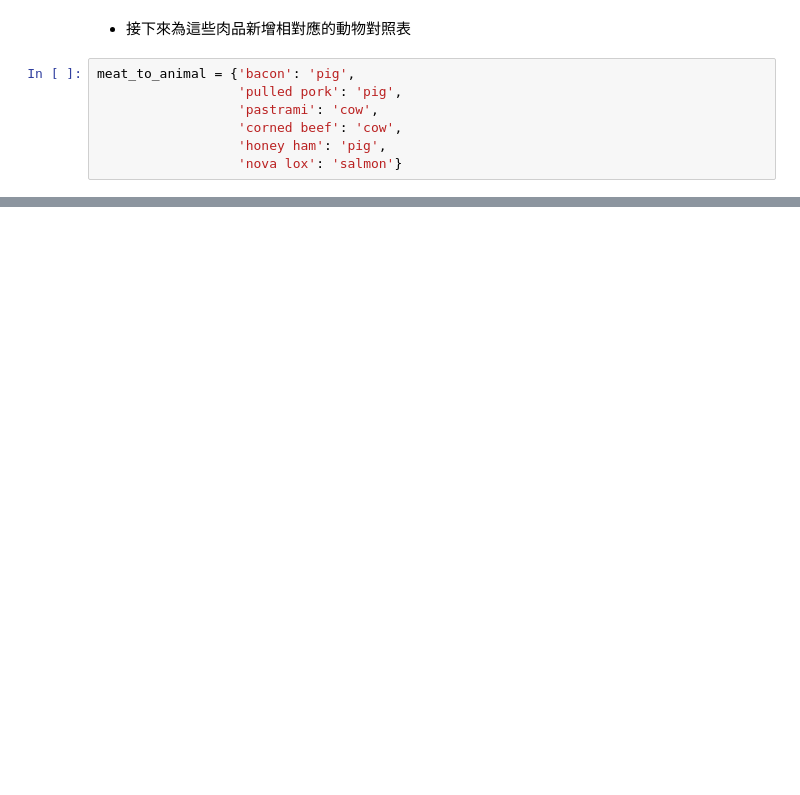
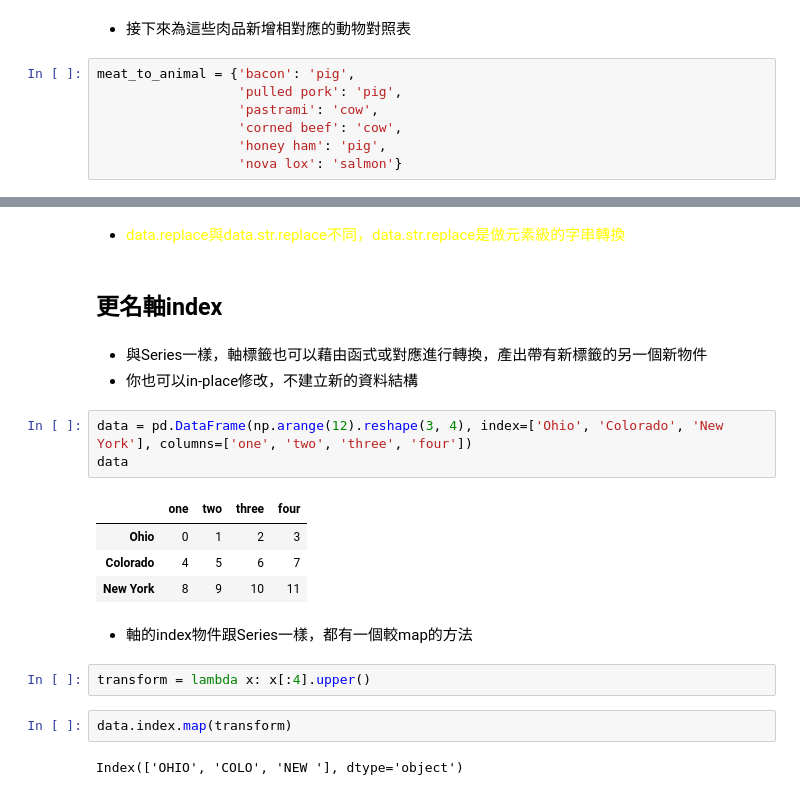
Before and after one commit to VanLinLin/practice-file, a Jupyter notebook: Python資料分析(Ch7).ipynb, the cells around one changed output, grey strips where cells are left out. Cells and saved outputs as stored; diff of their text form; blank space fills up the shorter version.

```diff
--- a/Python資料分析(Ch7).ipynb
+++ b/Python資料分析(Ch7).ipynb
@@ -415,0 +522,23 @@ meat_to_animal = {'bacon': 'pig',
+# %% [markdown]
+* <font color=yellow>data.replace與data.str.replace不同，data.str.replace是做元素級的字串轉換</font>
+# %% [markdown]
+## 更名軸index
+# %% [markdown]
+* 與Series一樣，軸標籤也可以藉由函式或對應進行轉換，產出帶有新標籤的另一個新物件
+* 你也可以in-place修改，不建立新的資料結構
+# %%
+data = pd.DataFrame(np.arange(12).reshape(3, 4), index=['Ohio', 'Colorado', 'New York'], columns=['one', 'two', 'three', 'four'])
+data
+# %% [output]
+|  | one | two | three | four |
+| Ohio | 0 | 1 | 2 | 3 |
+| Colorado | 4 | 5 | 6 | 7 |
+| New York | 8 | 9 | 10 | 11 |
+# %% [markdown]
+* 軸的index物件跟Series一樣，都有一個較map的方法
+# %%
+transform = lambda x: x[:4].upper()
+# %%
+data.index.map(transform)
+# %% [output]
+Index(['OHIO', 'COLO', 'NEW '], dtype='object')
```
Also changed, not shown: parts of 26 cells of this notebook.
